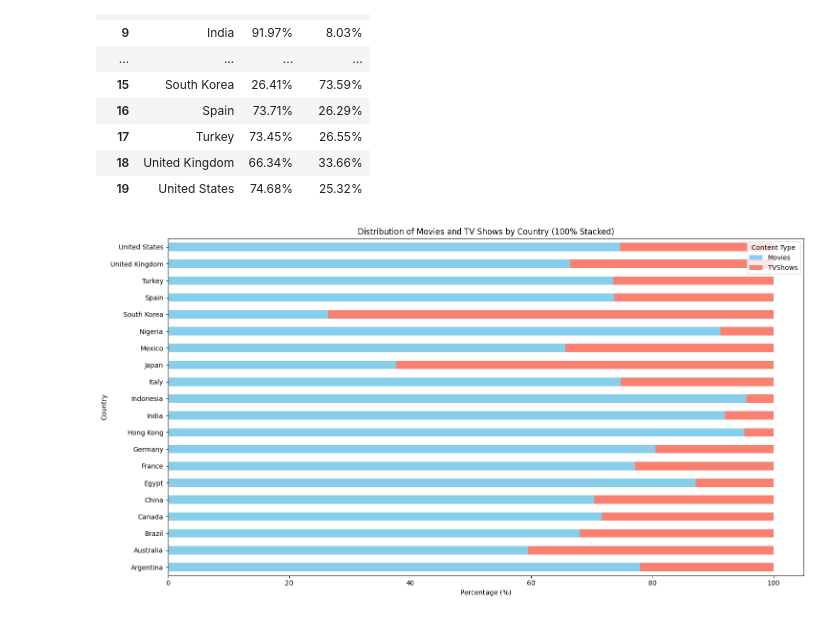
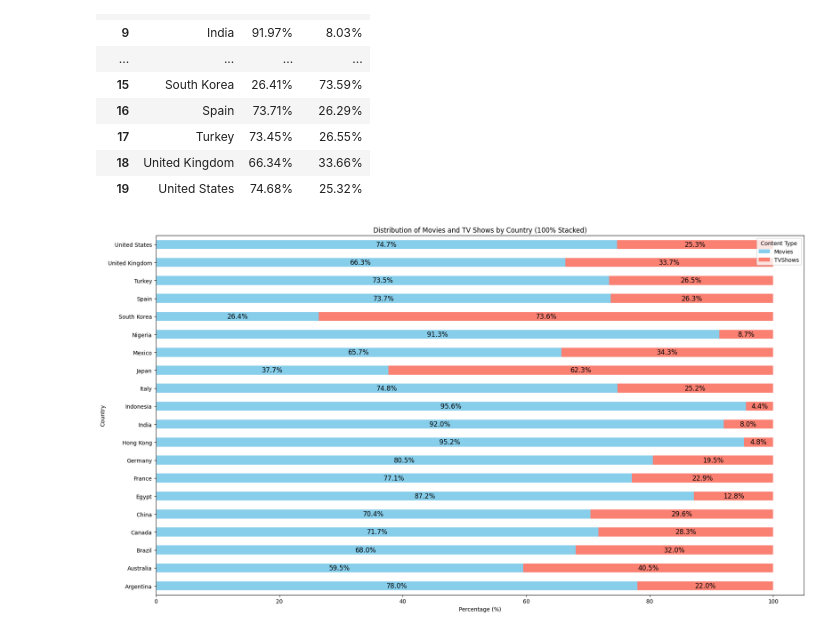
Before and after one commit to akshaykumar2972/Netflix-Data-Analysis, a Jupyter notebook: Netflix_Data_Analysis.ipynb, the cells around one changed output. Drawn from its saved outputs; the diff is of its cells as text; code cells hidden in the pictures.

```diff
--- a/Netflix_Data_Analysis.ipynb
+++ b/Netflix_Data_Analysis.ipynb
@@ -551,23 +551,33 @@ wide_df
 # %%
 # Create a copy to avoid modifying the original wide_df if needed later
 plot_df = wide_df.copy()
 
 # Convert 'Movies' and 'TVShows' columns from percentage strings back to numeric
 plot_df['Movies'] = plot_df['Movies'].str.replace('%', '').astype(float)
 plot_df['TVShows'] = plot_df['TVShows'].str.replace('%', '').astype(float)
 
 # Set country as index for plotting stacked bars
 plot_df_indexed = plot_df.set_index('country')
 
 # Create the 100% stacked horizontal bar chart
-plot_df_indexed[['Movies', 'TVShows']].plot(kind='barh', stacked=True, figsize=(15, 8), color=['skyblue', 'salmon'])
+ax = plot_df_indexed[['Movies', 'TVShows']].plot(
+    kind='barh',
+    stacked=True,
+    figsize=(18, 10),
+    color=['skyblue', 'salmon'])
 
 plt.title('Distribution of Movies and TV Shows by Country (100% Stacked)')
-plt.xlabel('Percentage (%)') # Swapped x and y labels
-plt.ylabel('Country') # Swapped x and y labels
-plt.xticks(rotation=0) # No rotation needed for x-axis labels
+plt.xlabel('Percentage (%)')
+plt.ylabel('Country')
+plt.xticks(rotation=0)
 plt.legend(title='Content Type')
+
+# Add percentage labels to each bar segment
+for container in ax.containers:
+    labels = [f'{w:.1f}%' if (w := v.get_width()) > 0 else '' for v in container]
+    ax.bar_label(container, labels=labels, label_type='center', fontsize=12)
+
 plt.tight_layout()
 plt.show()
 # %% [output]
-[figure, old version]
+[figure, new version]
```
Also changed, not shown: parts of 9 cells of this notebook.
